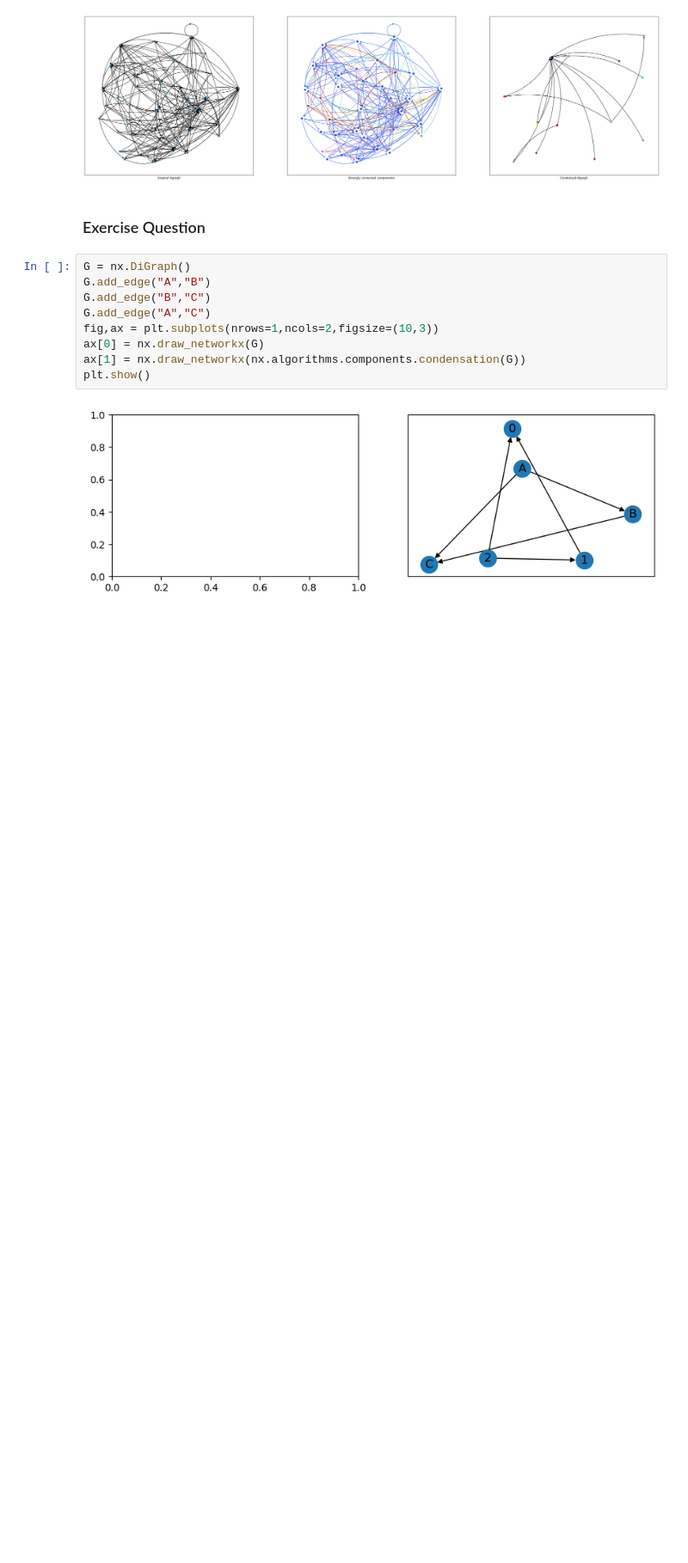
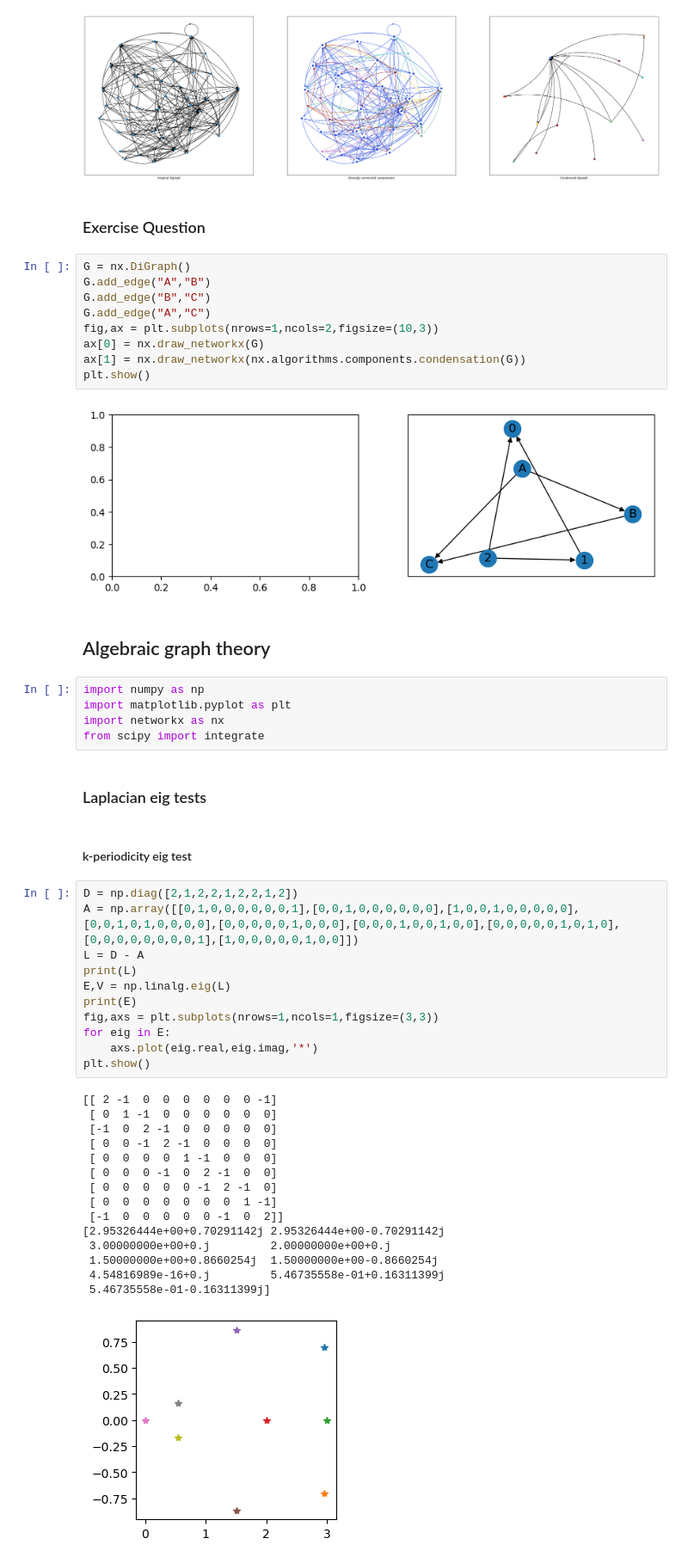
Before and after one commit to medjaijedi/MAS_Final_Project, a Jupyter notebook: rand_prac.ipynb, the cells around one changed output. Shown at 86% size. Drawn from its saved outputs; the diff is of its cells as text; blank space fills up the shorter version.

```diff
--- a/rand_prac.ipynb
+++ b/rand_prac.ipynb
@@ -231,3 +300,41 @@ ax[1] = nx.draw_networkx(nx.algorithms.components.condensation(G))
 plt.show()
 # %% [output]
 [figure]
+# %% [markdown]
+## Algebraic graph theory
+# %%
+import numpy as np
+import matplotlib.pyplot as plt
+import networkx as nx
+from scipy import integrate
+# %% [markdown]
+### Laplacian eig tests
+# %% [markdown]
+#### k-periodicity eig test
+# %%
+D = np.diag([2,1,2,2,1,2,2,1,2])
+A = np.array([[0,1,0,0,0,0,0,0,1],[0,0,1,0,0,0,0,0,0],[1,0,0,1,0,0,0,0,0],[0,0,1,0,1,0,0,0,0],[0,0,0,0,0,1,0,0,0],[0,0,0,1,0,0,1,0,0],[0,0,0,0,0,1,0,1,0],[0,0,0,0,0,0,0,0,1],[1,0,0,0,0,0,1,0,0]])
+L = D - A
+print(L)
+E,V = np.linalg.eig(L)
+print(E)
+fig,axs = plt.subplots(nrows=1,ncols=1,figsize=(3,3))
+for eig in E:
+    axs.plot(eig.real,eig.imag,'*')
+plt.show()
+# %% [output]
+[[ 2 -1  0  0  0  0  0  0 -1]
+ [ 0  1 -1  0  0  0  0  0  0]
+ [-1  0  2 -1  0  0  0  0  0]
+ [ 0  0 -1  2 -1  0  0  0  0]
+ [ 0  0  0  0  1 -1  0  0  0]
+ [ 0  0  0 -1  0  2 -1  0  0]
+ [ 0  0  0  0  0 -1  2 -1  0]
+ [ 0  0  0  0  0  0  0  1 -1]
+ [-1  0  0  0  0  0 -1  0  2]]
+[2.95326444e+00+0.70291142j 2.95326444e+00-0.70291142j
+ 3.00000000e+00+0.j         2.00000000e+00+0.j
+ 1.50000000e+00+0.8660254j  1.50000000e+00-0.8660254j
+ 4.54816989e-16+0.j         5.46735558e-01+0.16311399j
+ 5.46735558e-01-0.16311399j]
+[figure, added]
```
Also changed, not shown: parts of 20 cells of this notebook, 1 other file.
